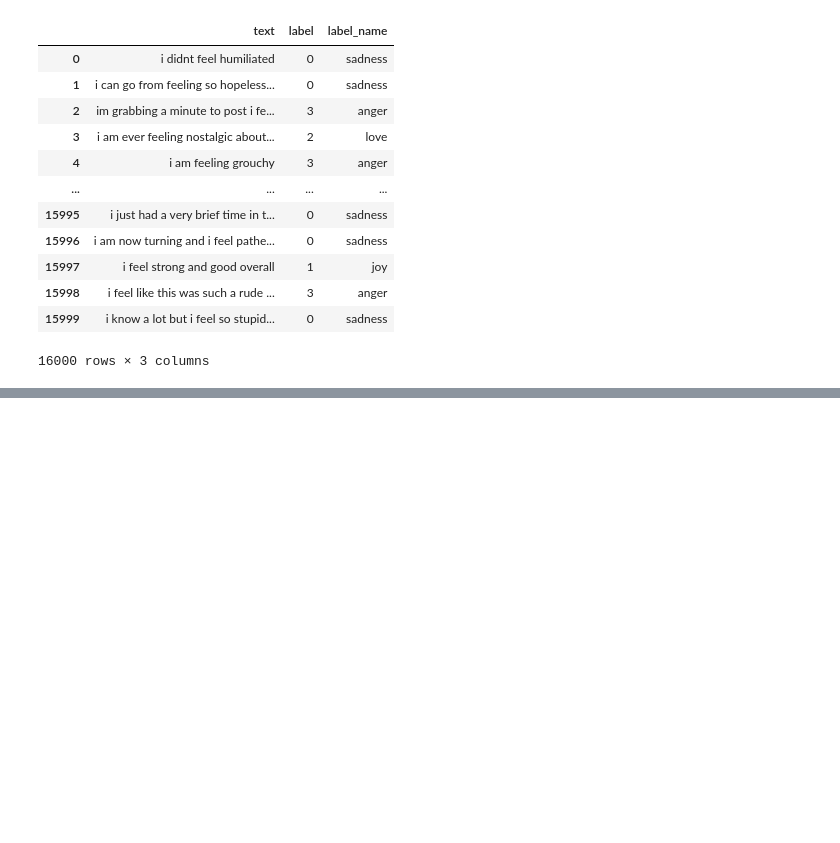
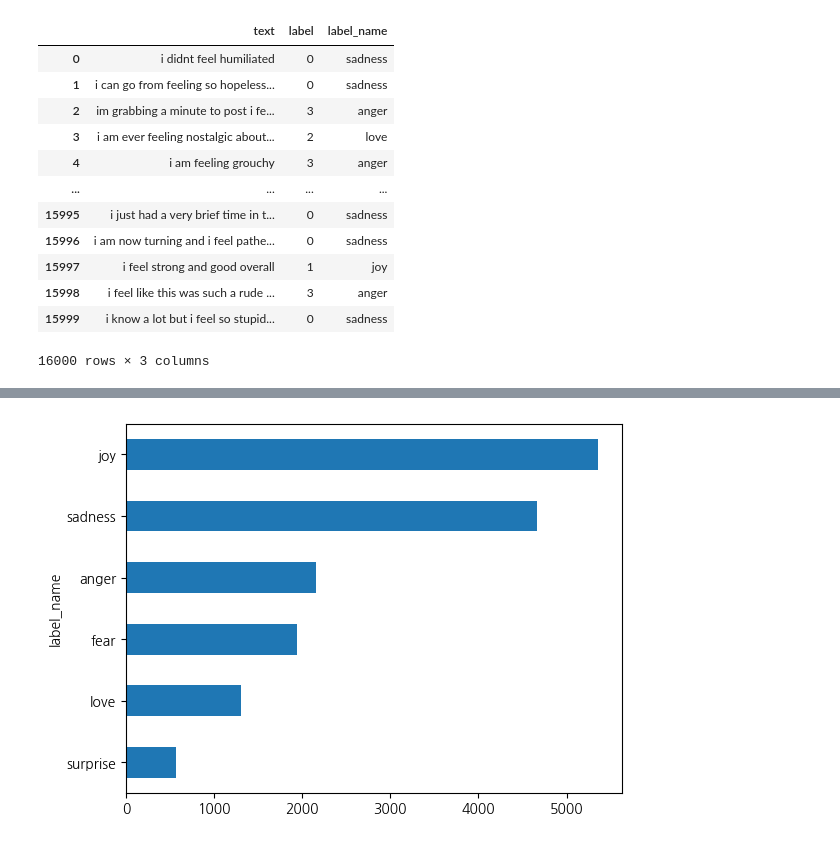
Before and after one commit to tommyjin2894/ai_study_transformer, a Jupyter notebook: 02_text_classification.ipynb, the cells around one changed output, grey strips where cells are left out. Drawn from its saved outputs; the diff is of its cells as text; code cells hidden in the pictures; blank space fills up the shorter version.

```diff
--- a/02_text_classification.ipynb
+++ b/02_text_classification.ipynb
@@ -80,0 +85,6 @@ df
+# %%
+import matplotlib.pyplot as plt
+
+df["label_name"].value_counts(ascending=True).plot.barh();
+# %% [output]
+[figure, added]
```
Also changed, not shown: parts of 6 cells of this notebook, 1 other file.
